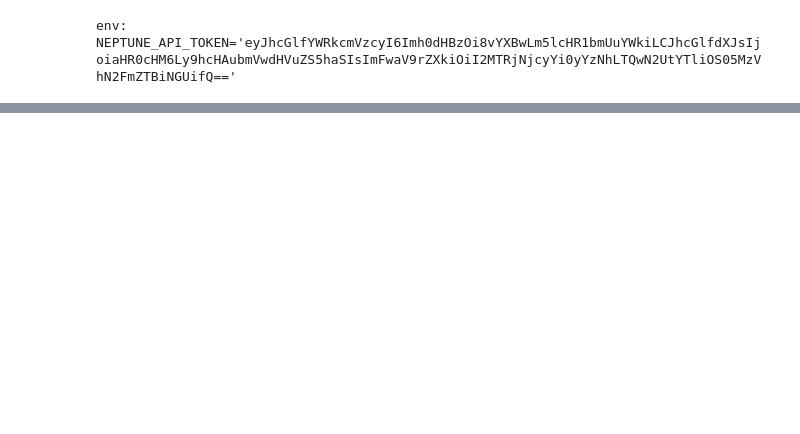
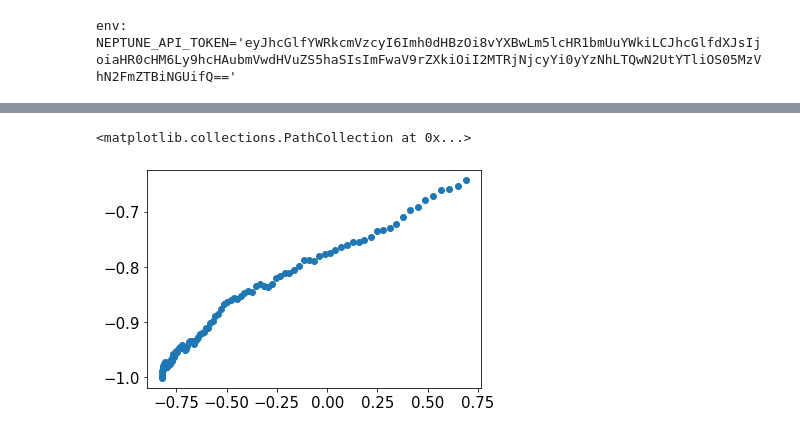
Before and after one commit to MIMUW-RL/space-gym, a Jupyter notebook: notebooks/ac_visualization.ipynb, the cells around one changed output, grey strips where cells are left out. Drawn from its saved outputs; the diff is of its cells as text; code cells hidden in the pictures; blank space fills up the shorter version.

```diff
--- a/notebooks/ac_visualization.ipynb
+++ b/notebooks/ac_visualization.ipynb
@@ -71,0 +77,5 @@ plt.tight_layout()
+# %%
+plt.scatter(exp.obs_buf[:100, 0], exp.obs_buf[:100, 1])
+# %% [output]
+<matplotlib.collections.PathCollection at 0x...>
+[figure, added]
```
Also changed, not shown: parts of 3 cells of this notebook, 2 other files.
